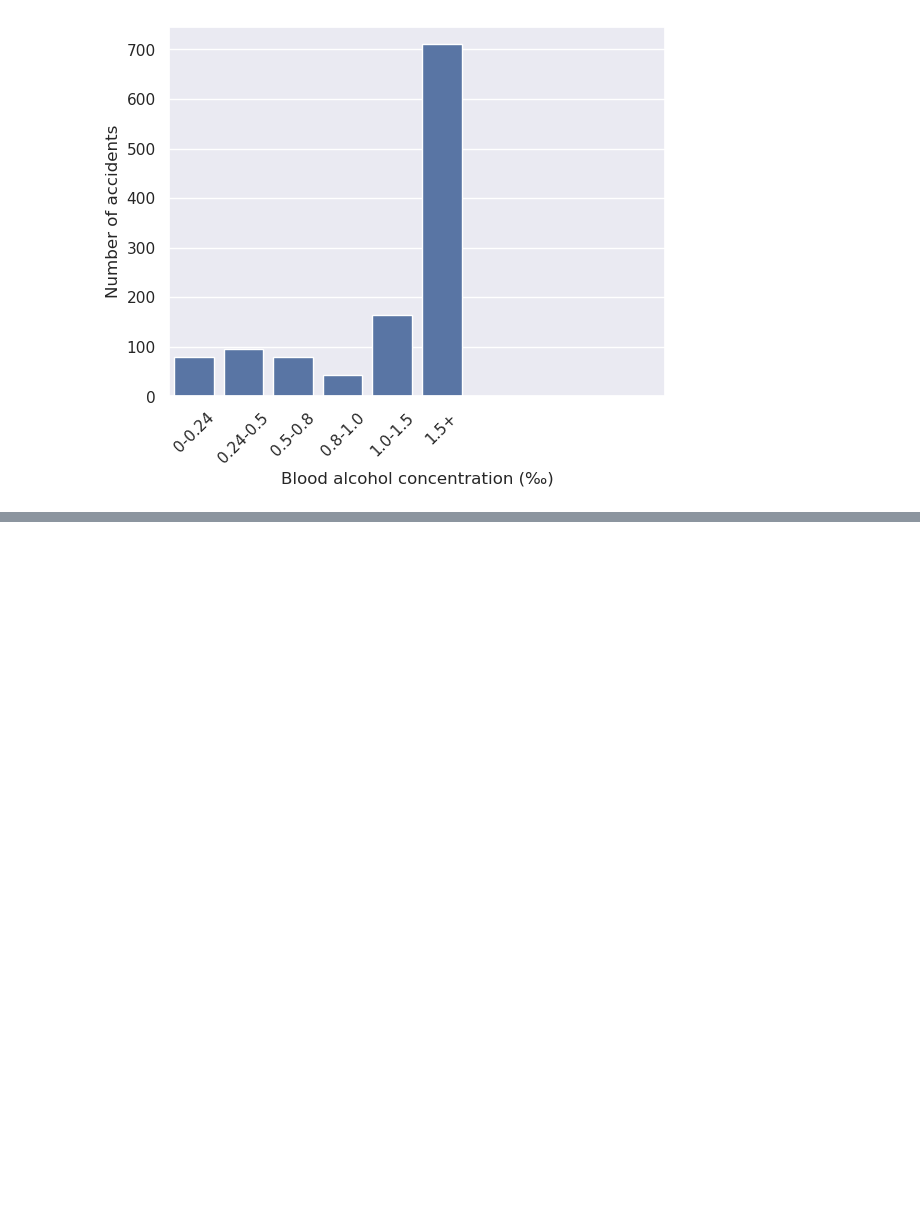
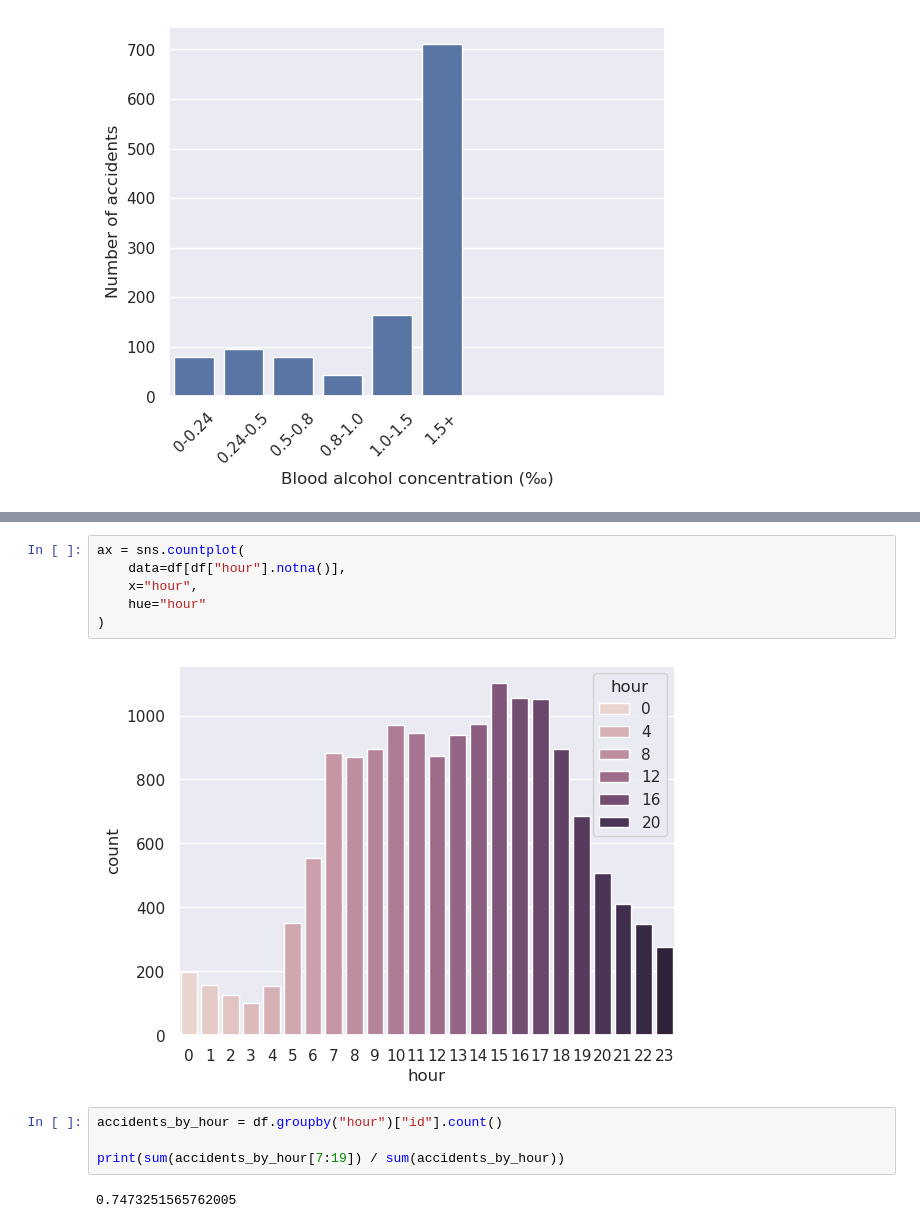
Before and after one commit to MwahMallah/EDA_trafic_accidents, a Jupyter notebook: eda.ipynb, the cells around one changed output, grey strips where cells are left out. Drawn from its saved outputs; the diff is of its cells as text; blank space fills up the shorter version.

```diff
--- a/eda.ipynb
+++ b/eda.ipynb
@@ -250,0 +347,14 @@ ax.set_xticklabels(
+# %%
+ax = sns.countplot(
+    data=df[df["hour"].notna()],
+    x="hour",
+    hue="hour"
+)
+# %% [output]
+[figure, added]
+# %%
+accidents_by_hour = df.groupby("hour")["id"].count()
+
+print(sum(accidents_by_hour[7:19]) / sum(accidents_by_hour))
+# %% [output]
+0.7473251565762005
```
Also changed, not shown: parts of 50 cells of this notebook, 1 other file.
